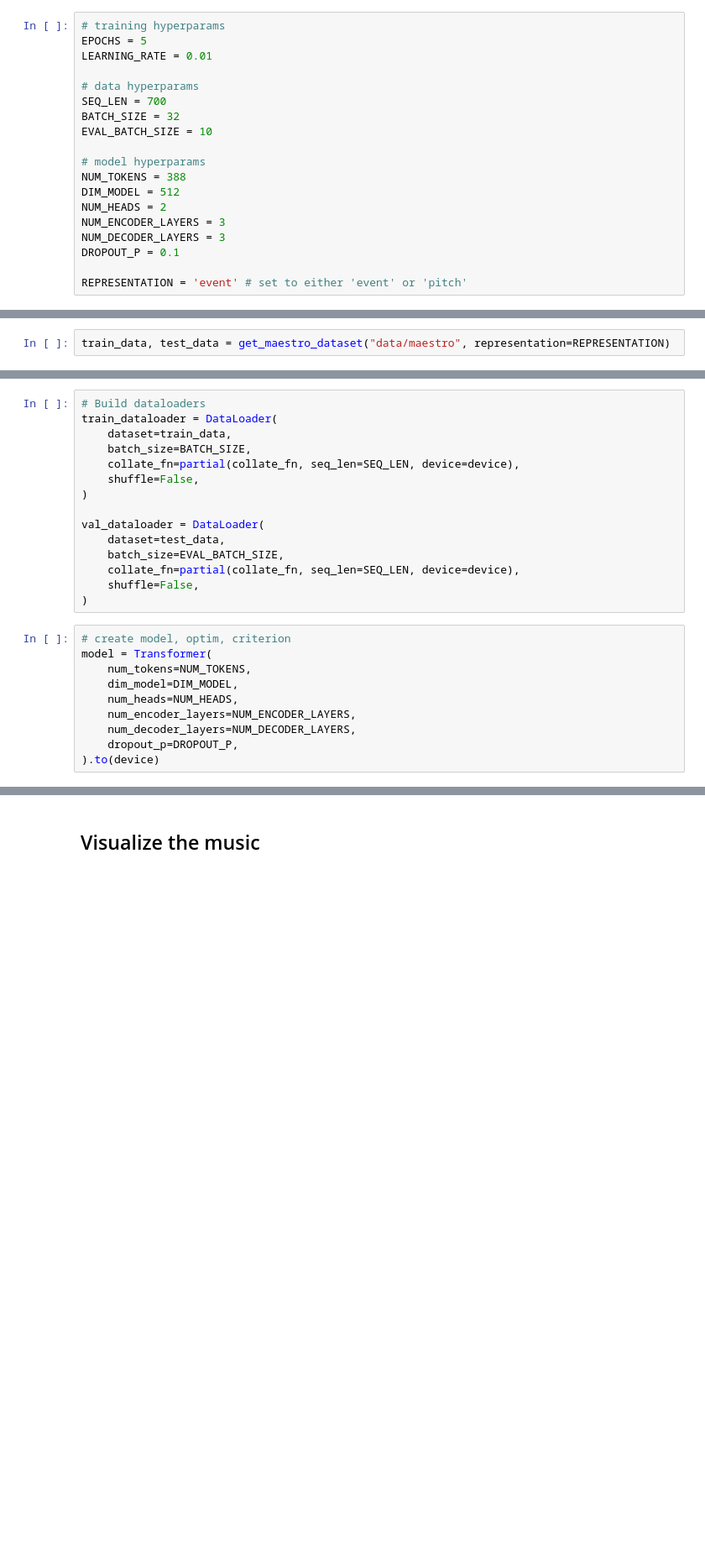
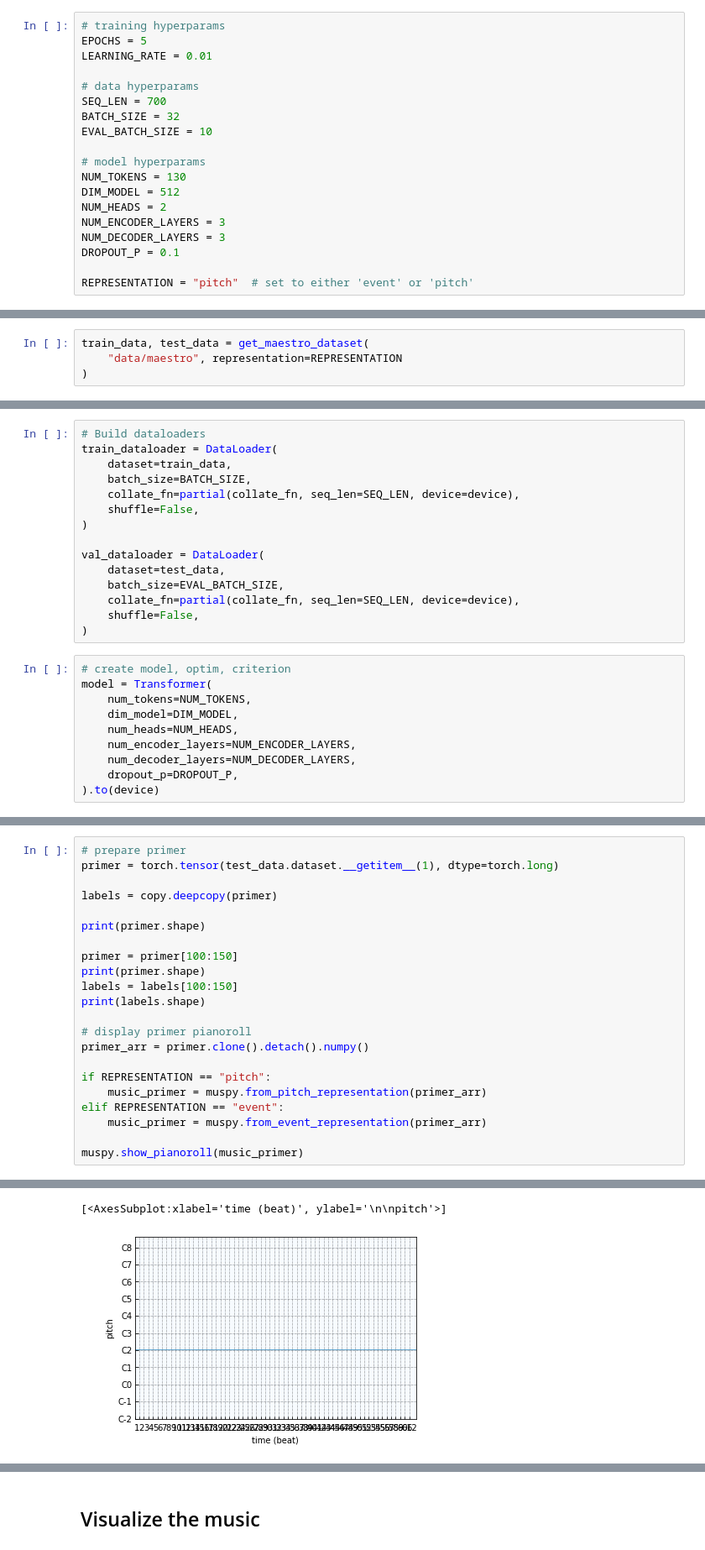
Before and after one commit to claykaufmann/cs354-final-project, a Jupyter notebook: transformer_generate.ipynb, the cells around one changed output, grey strips where cells are left out. Shown at 84% size. Cells and saved outputs as stored; diff of their text form; blank space fills up the shorter version.

```diff
--- a/transformer_generate.ipynb
+++ b/transformer_generate.ipynb
@@ -22,16 +25,18 @@ BATCH_SIZE = 32
 EVAL_BATCH_SIZE = 10
 
 # model hyperparams
-NUM_TOKENS = 388
+NUM_TOKENS = 130
 DIM_MODEL = 512
 NUM_HEADS = 2
 NUM_ENCODER_LAYERS = 3
 NUM_DECODER_LAYERS = 3
 DROPOUT_P = 0.1
 
-REPRESENTATION = 'event' # set to either 'event' or 'pitch'
+REPRESENTATION = "pitch"  # set to either 'event' or 'pitch'
 # %%
 # load device
 device = torch.device("cuda" if torch.cuda.is_available() else "cpu")
 # %%
-train_data, test_data = get_maestro_dataset("data/maestro", representation=REPRESENTATION)
+train_data, test_data = get_maestro_dataset(
+    "data/maestro", representation=REPRESENTATION
+)
@@ -62,0 +76,23 @@ model = Transformer(
+# %%
+# prepare primer
+primer = torch.tensor(test_data.dataset.__getitem__(1), dtype=torch.long)
+
+labels = copy.deepcopy(primer)
+
+print(primer.shape)
+
+primer = primer[100:150]
+print(primer.shape)
+labels = labels[100:150]
+print(labels.shape)
+
+# display primer pianoroll
+primer_arr = primer.clone().detach().numpy()
+
+if REPRESENTATION == "pitch":
+    music_primer = muspy.from_pitch_representation(primer_arr)
+elif REPRESENTATION == "event":
+    music_primer = muspy.from_event_representation(primer_arr)
+
+muspy.show_pianoroll(music_primer)
+# %% [output]
@@ -63,2 +102,4 @@ model = Transformer(
+[<AxesSubplot:xlabel='time (beat)', ylabel='\n\npitch'>]
+[figure, added]
 # %%
 # load saved model params
```
Also changed, not shown: parts of 6 cells of this notebook.
